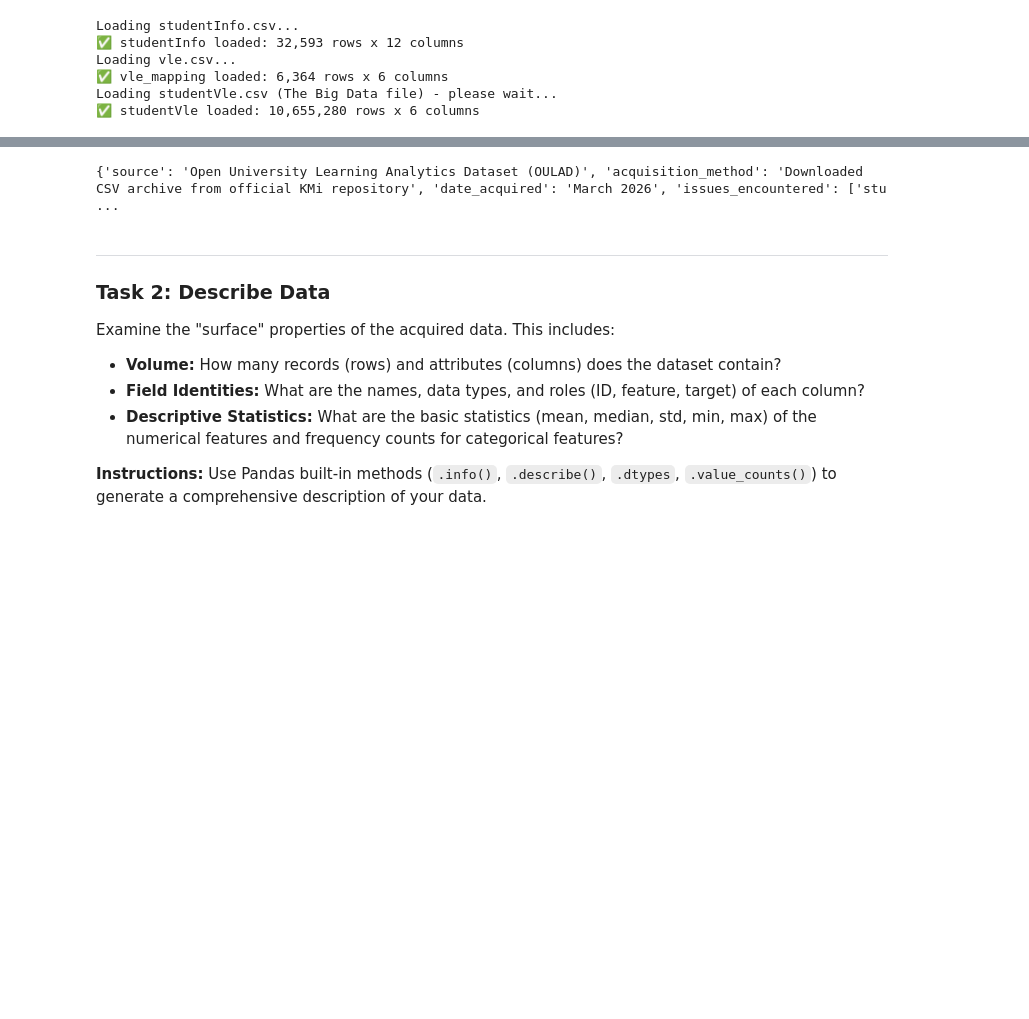
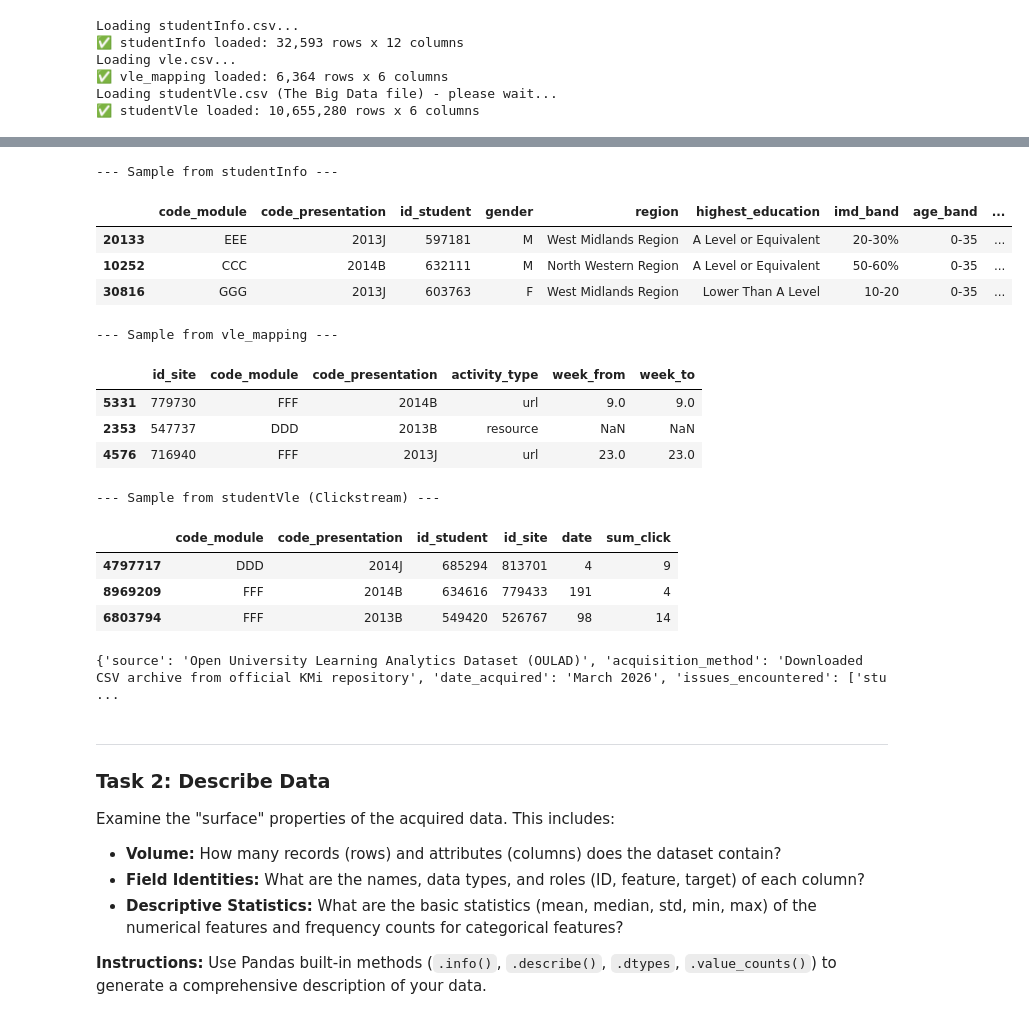
Before and after one commit to mohamedelgaby21/data-science-, a Jupyter notebook: Phase_2_Data_Understanding.ipynb, the cells around one changed output, grey strips where cells are left out. Cells and saved outputs as stored; diff of their text form; code cells hidden in the pictures; blank space fills up the shorter version.

```diff
--- a/Phase_2_Data_Understanding.ipynb
+++ b/Phase_2_Data_Understanding.ipynb
@@ -97,3 +112,29 @@ Loading studentVle.csv (The Big Data file) - please wait...
+# %%
+# Verify the data by displaying a random sample from each table
+print("--- Sample from studentInfo ---")
+display(student_info.sample(3))
+
+print("\n--- Sample from vle_mapping ---")
+display(vle_mapping.sample(3))
+
+print("\n--- Sample from studentVle (Clickstream) ---")
+display(student_vle.sample(3))
+# %% [output]
+--- Sample from studentInfo ---
+|  | code_module | code_presentation | id_student | gender | region | highest_education | imd_band | age_band | ... |
+| 20133 | EEE | 2013J | 597181 | M | West Midlands Region | A Level or Equivalent | 20-30% | 0-35 | ... |
+| 10252 | CCC | 2014B | 632111 | M | North Western Region | A Level or Equivalent | 50-60% | 0-35 | ... |
+| 30816 | GGG | 2013J | 603763 | F | West Midlands Region | Lower Than A Level | 10-20 | 0-35 | ... |
+--- Sample from vle_mapping ---
+|  | id_site | code_module | code_presentation | activity_type | week_from | week_to |
+| 5331 | 779730 | FFF | 2014B | url | 9.0 | 9.0 |
+| 2353 | 547737 | DDD | 2013B | resource | NaN | NaN |
+| 4576 | 716940 | FFF | 2013J | url | 23.0 | 23.0 |
+--- Sample from studentVle (Clickstream) ---
+|  | code_module | code_presentation | id_student | id_site | date | sum_click |
+| 4797717 | DDD | 2014J | 685294 | 813701 | 4 | 9 |
+| 8969209 | FFF | 2014B | 634616 | 779433 | 191 | 4 |
+| 6803794 | FFF | 2013B | 549420 | 526767 | 98 | 14 |
 # %%
 data_source_report = {
     "source": "Open University Learning Analytics Dataset (OULAD)",
```
Also changed, not shown: parts of 17 cells of this notebook, 3 other files.
